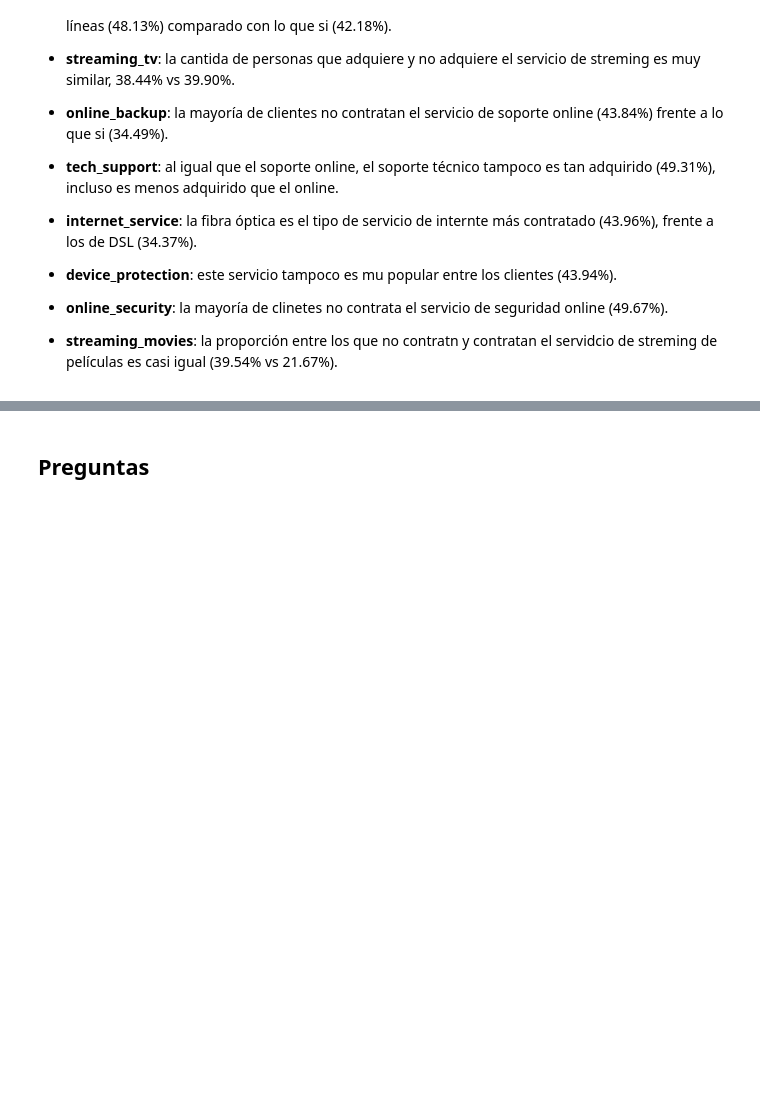
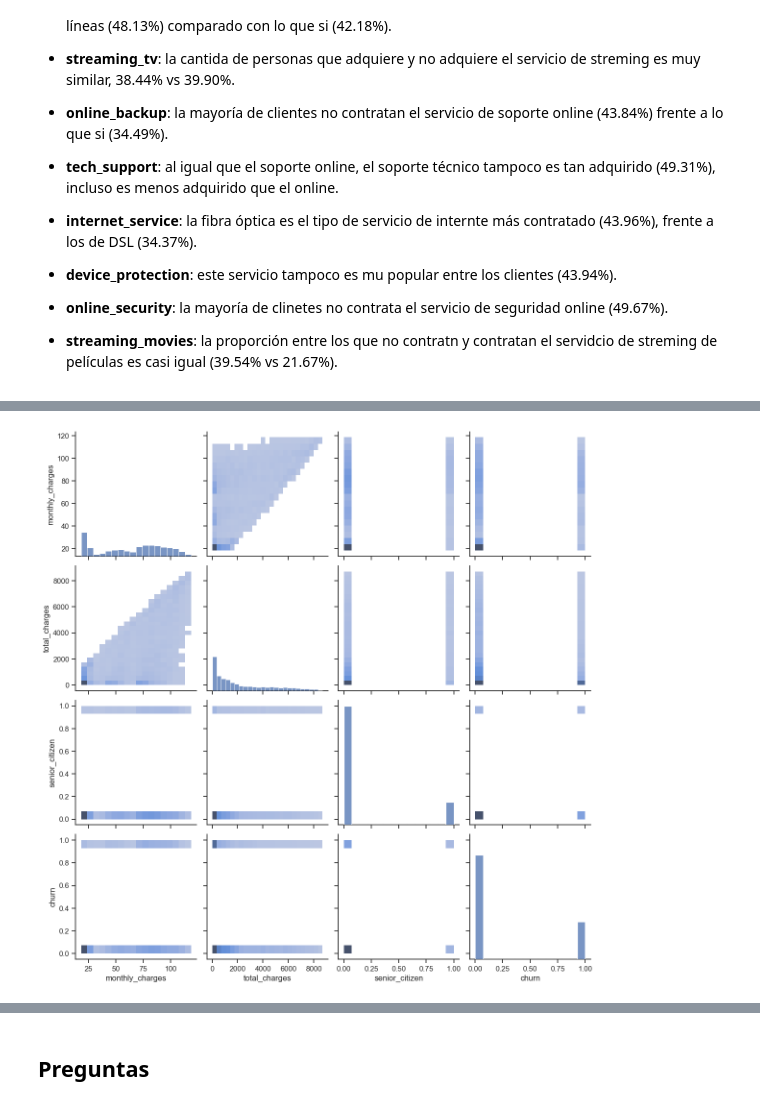
Before and after one commit to RicardoFW16/final_project, a Jupyter notebook: analisis_exploratorio.ipynb, the cells around one changed output, grey strips where cells are left out. Cells and saved outputs as stored; diff of their text form; code cells hidden in the pictures; blank space fills up the shorter version.

```diff
--- a/analisis_exploratorio.ipynb
+++ b/analisis_exploratorio.ipynb
@@ -620,0 +651,6 @@ Name: proportion, dtype: float64
+# %%
+# Graficar gráfico de pares
+g = sns.pairplot(df, kind='hist')
+g.fig.set_size_inches(12, 12)
+# %% [output]
+[figure, added]
```
Also changed, not shown: parts of 12 cells of this notebook.
